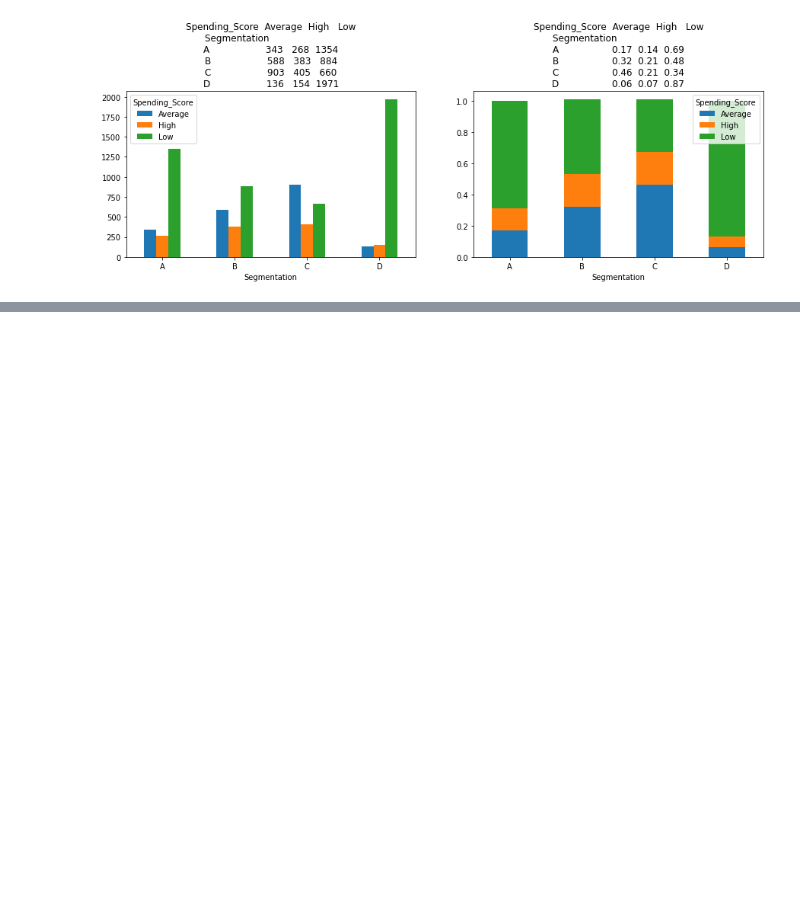
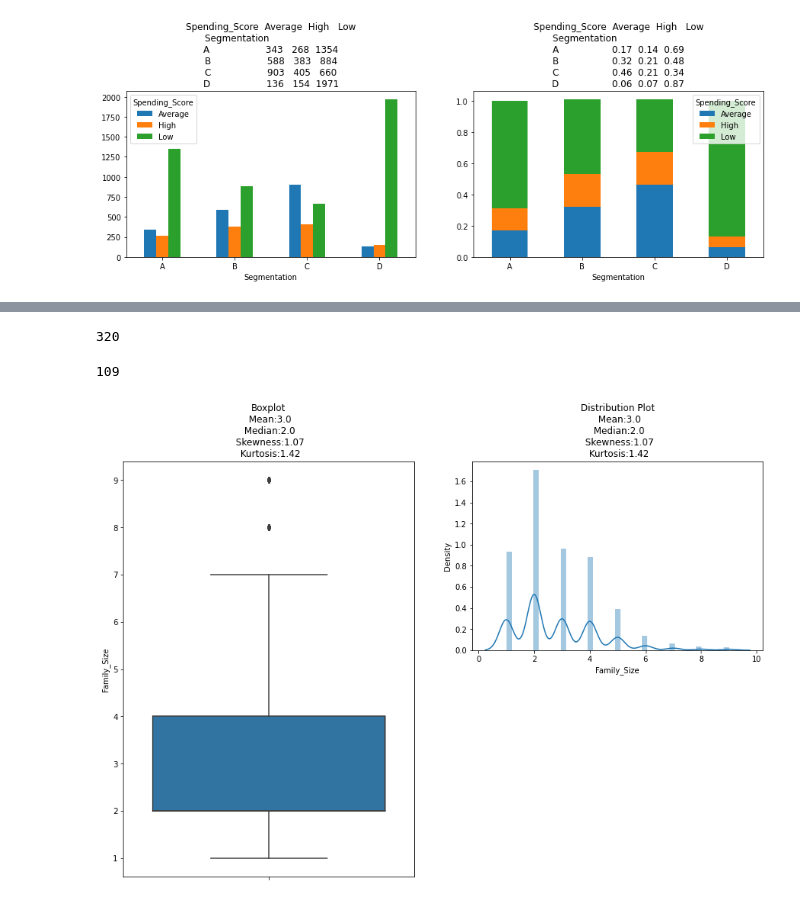
Before and after one commit to Research-Group-CDAP/ML_Assignment2_IT19132310_IT19139036_IT19120980_IT19104218, a Jupyter notebook: model.ipynb, the cells around one changed output, grey strips where cells are left out. Saved outputs shown, nothing was run; the diff lists cells and outputs as text; code cells hidden in the pictures; blank space fills up the shorter version.

Commit message:
preprocessing and visualizing family_size variable

```diff
--- a/model.ipynb
+++ b/model.ipynb
@@ -722,0 +738,18 @@ plt.show()
+# %%
+# Checking the count of missing values
+df_train.Family_Size.isnull().sum()
+# %% [output]
+320
+# %%
+# Filling the missing values w.r.t other attributes underlying pattern
+df_train.loc[ (pd.isnull(df_train["Family_Size"])) & (df_train['Ever_Married'] == 'Yes'),"Family_Size"] = 2.0
+df_train.loc[ (pd.isnull(df_train["Family_Size"])) & (df_train['Var_1'] == 'Cat_6'),"Family_Size"] = 2.0
+df_train.loc[ (pd.isnull(df_train["Family_Size"])) & (df_train['Graduated'] == 'Yes'),"Family_Size"] = 2.0
+
+# Fill remaining NaN with previous values
+df_train['Family_Size'] = df_train['Family_Size'].fillna(method='pad')
+# %%
+# Checking the count of missing values
+df_test.Family_Size.isnull().sum()
+# %% [output]
+109
@@ -722,0 +764,20 @@ plt.show()
+# %%
+# Looking the distribution of column Work Experience
+plt.figure(figsize=(15,10))
+
+skewness = round(df_train.Family_Size.skew(),2)
+kurtosis = round(df_train.Family_Size.kurtosis(),2)
+mean = round(np.mean(df_train.Family_Size),0)
+median = np.median(df_train.Family_Size)
+
+plt.subplot(1,2,1)
+sns.boxplot(y=df_train.Family_Size)
+plt.title('Boxplot\n Mean:{}\n Median:{}\n Skewness:{}\n Kurtosis:{}'.format(mean,median,skewness,kurtosis))
+
+plt.subplot(2,2,2)
+sns.distplot(df_train.Family_Size)
+plt.title('Distribution Plot\n Mean:{}\n Median:{}\n Skewness:{}\n Kurtosis:{}'.format(mean,median,skewness,kurtosis))
+
+plt.show()
+# %% [output]
+[figure, added]
```
Also changed, not shown: parts of 10 cells of this notebook.
